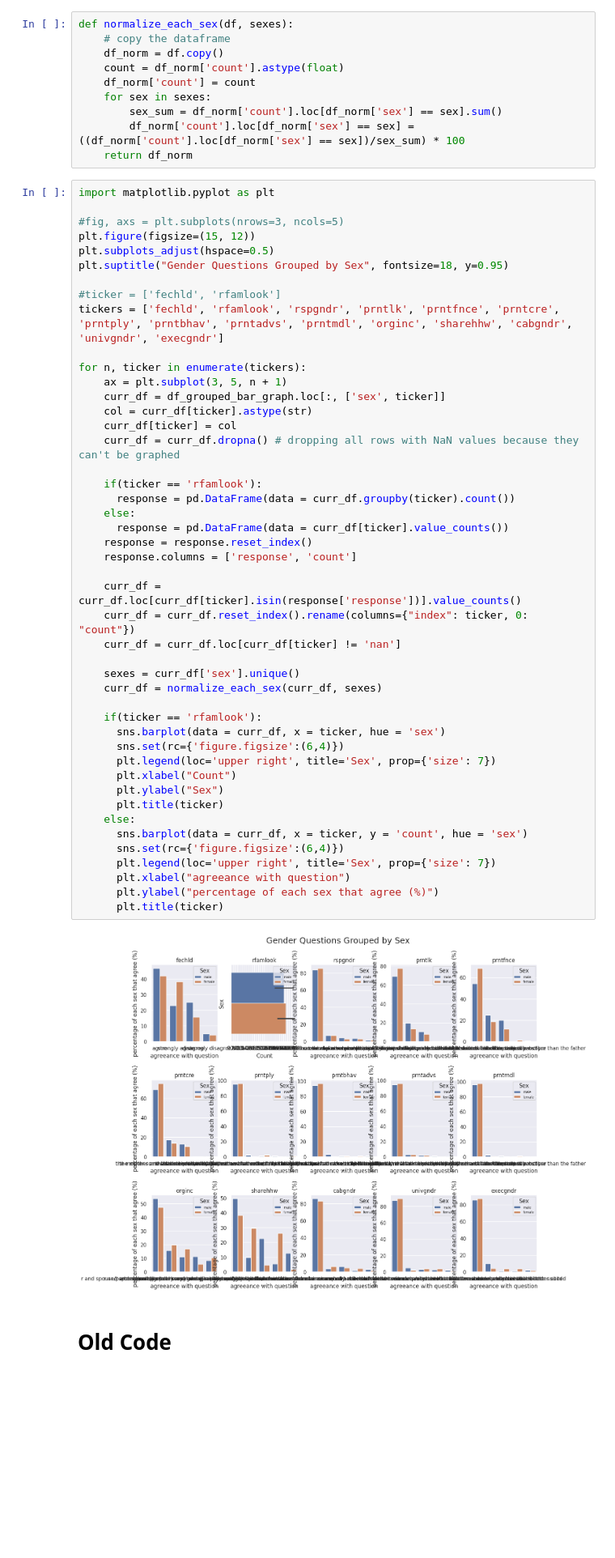
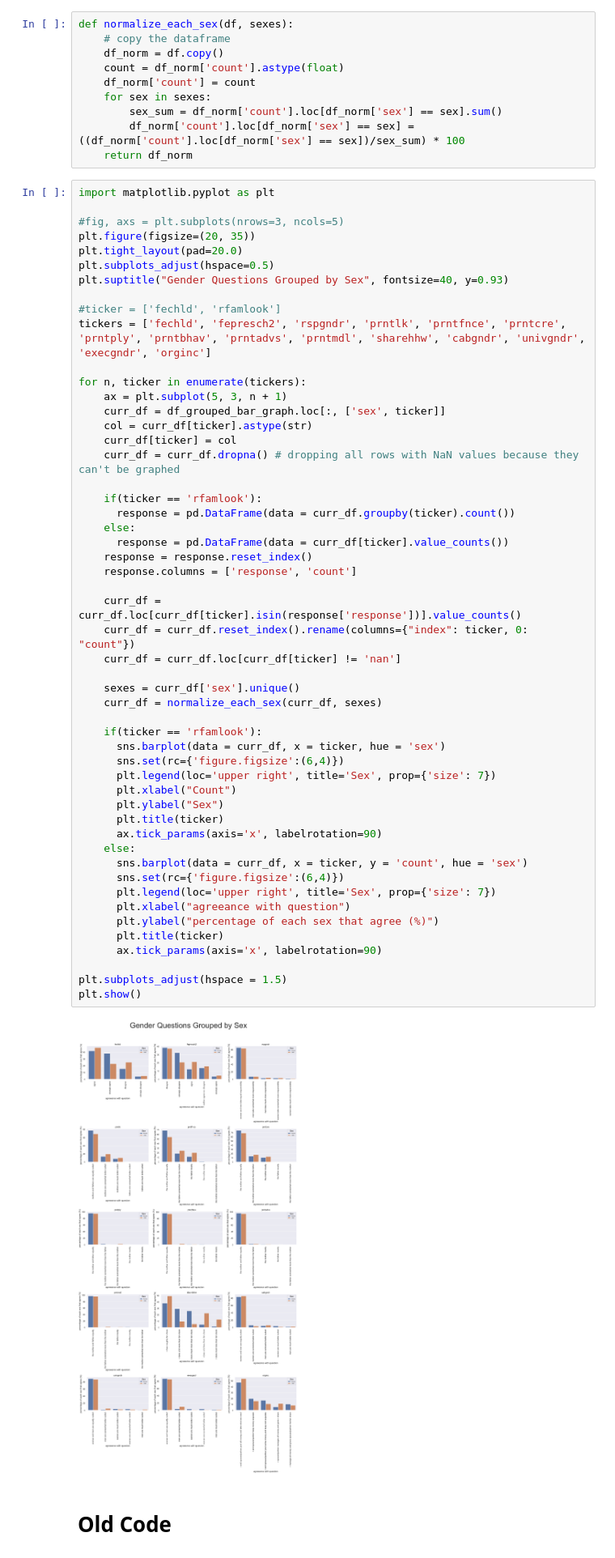
Before and after one commit to amolaka/Notable-Projects, a Jupyter notebook: ds_project.ipynb, the cells around one changed output. Shown at 81% size. Cells and saved outputs as stored; diff of their text form; blank space fills up the shorter version.

Commit message:
Tidied up plots grouped by sex

```diff
--- a/ds_project.ipynb
+++ b/ds_project.ipynb
@@ -528,15 +527,16 @@ def normalize_each_sex(df, sexes):
 import matplotlib.pyplot as plt
 
 #fig, axs = plt.subplots(nrows=3, ncols=5)
-plt.figure(figsize=(15, 12))
+plt.figure(figsize=(20, 35))
+plt.tight_layout(pad=20.0)
 plt.subplots_adjust(hspace=0.5)
-plt.suptitle("Gender Questions Grouped by Sex", fontsize=18, y=0.95)
+plt.suptitle("Gender Questions Grouped by Sex", fontsize=40, y=0.93)
 
 #ticker = ['fechld', 'rfamlook']
-tickers = ['fechld', 'rfamlook', 'rspgndr', 'prntlk', 'prntfnce', 'prntcre', 'prntply', 'prntbhav', 'prntadvs', 'prntmdl', 'orginc', 'sharehhw', 'cabgndr', 'univgndr', 'execgndr']
+tickers = ['fechld', 'fepresch2', 'rspgndr', 'prntlk', 'prntfnce', 'prntcre', 'prntply', 'prntbhav', 'prntadvs', 'prntmdl', 'sharehhw', 'cabgndr', 'univgndr', 'execgndr', 'orginc']
 
 for n, ticker in enumerate(tickers):
-    ax = plt.subplot(3, 5, n + 1)
+    ax = plt.subplot(5, 3, n + 1)
     curr_df = df_grouped_bar_graph.loc[:, ['sex', ticker]]
     col = curr_df[ticker].astype(str)
     curr_df[ticker] = col
@@ -544,34 +544,39 @@ for n, ticker in enumerate(tickers):
 
     if(ticker == 'rfamlook'):
       response = pd.DataFrame(data = curr_df.groupby(ticker).count())
     else:
       response = pd.DataFrame(data = curr_df[ticker].value_counts())
     response = response.reset_index()
     response.columns = ['response', 'count']
 
     curr_df = curr_df.loc[curr_df[ticker].isin(response['response'])].value_counts()
     curr_df = curr_df.reset_index().rename(columns={"index": ticker, 0: "count"})
     curr_df = curr_df.loc[curr_df[ticker] != 'nan']
 
     sexes = curr_df['sex'].unique()
     curr_df = normalize_each_sex(curr_df, sexes)
 
     if(ticker == 'rfamlook'):
       sns.barplot(data = curr_df, x = ticker, hue = 'sex')
       sns.set(rc={'figure.figsize':(6,4)})
       plt.legend(loc='upper right', title='Sex', prop={'size': 7})
       plt.xlabel("Count")
       plt.ylabel("Sex")
       plt.title(ticker)
+      ax.tick_params(axis='x', labelrotation=90)
     else:
       sns.barplot(data = curr_df, x = ticker, y = 'count', hue = 'sex')
       sns.set(rc={'figure.figsize':(6,4)})
       plt.legend(loc='upper right', title='Sex', prop={'size': 7})
       plt.xlabel("agreeance with question")
       plt.ylabel("percentage of each sex that agree (%)")
       plt.title(ticker)
+      ax.tick_params(axis='x', labelrotation=90)
+
+plt.subplots_adjust(hspace = 1.5)
+plt.show()
 # %% [output]
-[figure, old version]
+[figure, new version]
 # %% [markdown]
 # Old Code
 # %%
```
Also changed, not shown: parts of 3 cells of this notebook.
